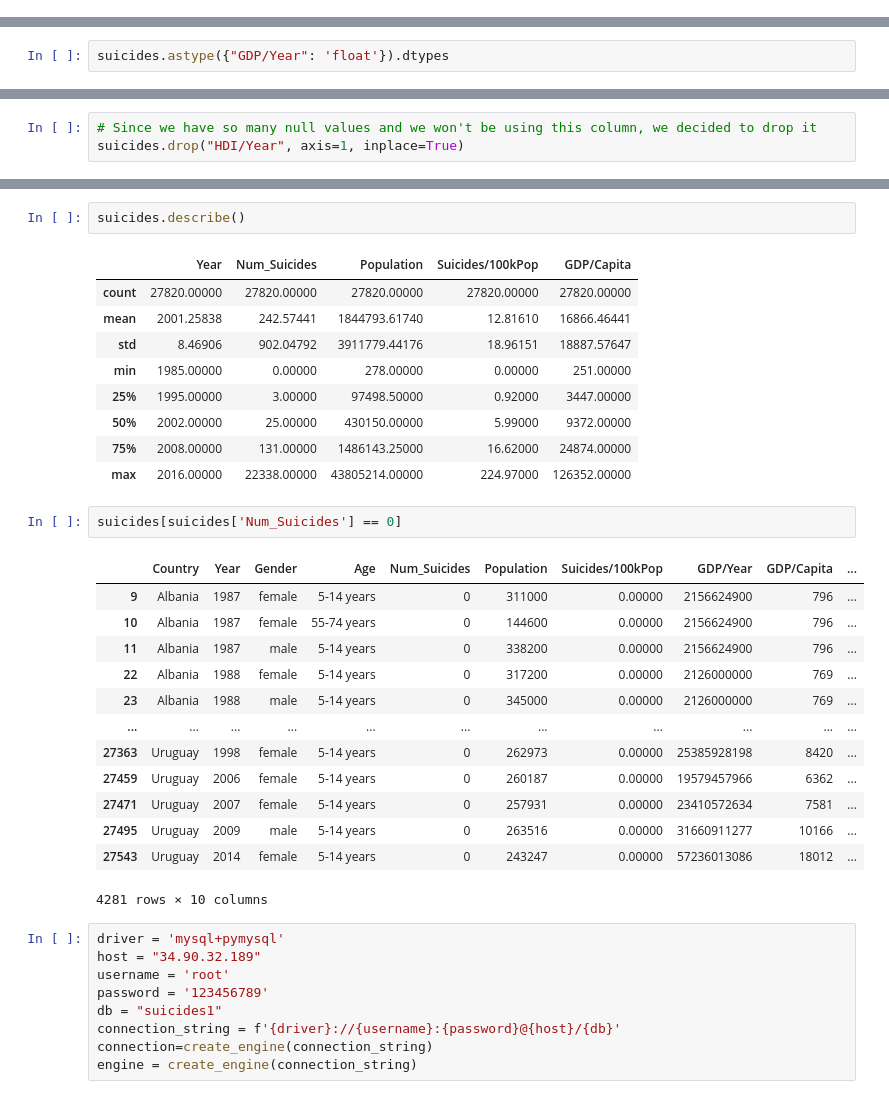
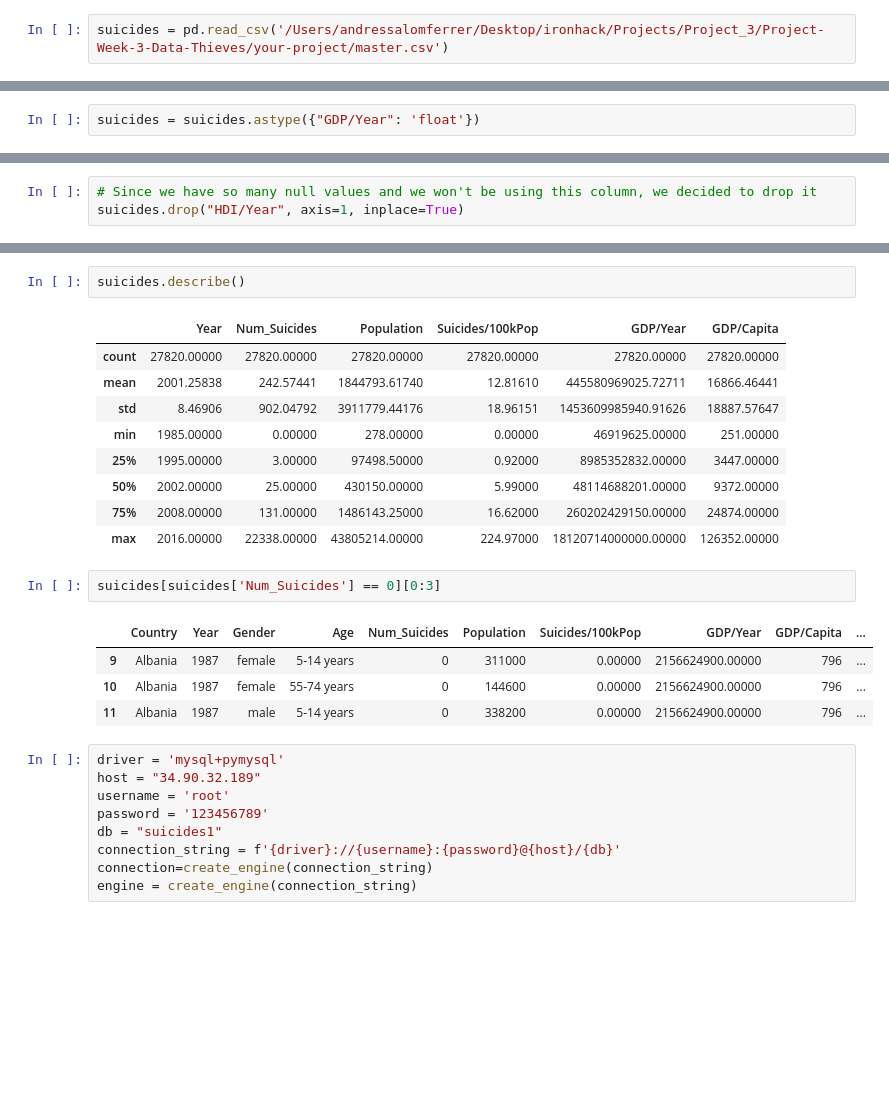
Before and after one commit to cinlaozdemir/Project-Week-3-Data-Thieves, a Jupyter notebook: your-project/Project3_DescStats-Copy1.ipynb, the cells around one changed output, grey strips where cells are left out. Saved outputs shown, nothing was run; the diff lists cells and outputs as text; blank space fills up the shorter version.

```diff
--- a/your-project/Project3_DescStats-Copy1.ipynb
+++ b/your-project/Project3_DescStats-Copy1.ipynb
@@ -15,3 +13,5 @@ suicides = pd.read_csv('C:\\Users\\90535\\Downloads\\suicide-rates-overview-1985
+# %%
+suicides = pd.read_csv('/Users/andressalomferrer/Desktop/ironhack/Projects/Project_3/Project-Week-3-Data-Thieves/your-project/master.csv')
 # %%
 suicides.head()
 # %% [output]
@@ -53,4 +62,4 @@ suicides.drop("country-year", axis=1, inplace=True)
 # Re-formatting the columns GDP/Year so it can be converted to float
 suicides["GDP/Year"] = suicides["GDP/Year"].apply(lambda x: x.replace(",", ""))
 # %%
-suicides.astype({"GDP/Year": 'float'}).dtypes
+suicides = suicides.astype({"GDP/Year": 'float'})
@@ -111,31 +122,22 @@ dtype: int64
 # %%
 suicides.describe()
 # %% [output]
-|  | Year | Num_Suicides | Population | Suicides/100kPop | GDP/Capita |
-| count | 27820.00000 | 27820.00000 | 27820.00000 | 27820.00000 | 27820.00000 |
-| mean | 2001.25838 | 242.57441 | 1844793.61740 | 12.81610 | 16866.46441 |
-| std | 8.46906 | 902.04792 | 3911779.44176 | 18.96151 | 18887.57647 |
-| min | 1985.00000 | 0.00000 | 278.00000 | 0.00000 | 251.00000 |
-| 25% | 1995.00000 | 3.00000 | 97498.50000 | 0.92000 | 3447.00000 |
-| 50% | 2002.00000 | 25.00000 | 430150.00000 | 5.99000 | 9372.00000 |
-| 75% | 2008.00000 | 131.00000 | 1486143.25000 | 16.62000 | 24874.00000 |
-| max | 2016.00000 | 22338.00000 | 43805214.00000 | 224.97000 | 126352.00000 |
+|  | Year | Num_Suicides | Population | Suicides/100kPop | GDP/Year | GDP/Capita |
+| count | 27820.00000 | 27820.00000 | 27820.00000 | 27820.00000 | 27820.00000 | 27820.00000 |
+| mean | 2001.25838 | 242.57441 | 1844793.61740 | 12.81610 | 445580969025.72711 | 16866.46441 |
+| std | 8.46906 | 902.04792 | 3911779.44176 | 18.96151 | 1453609985940.91626 | 18887.57647 |
+| min | 1985.00000 | 0.00000 | 278.00000 | 0.00000 | 46919625.00000 | 251.00000 |
+| 25% | 1995.00000 | 3.00000 | 97498.50000 | 0.92000 | 8985352832.00000 | 3447.00000 |
+| 50% | 2002.00000 | 25.00000 | 430150.00000 | 5.99000 | 48114688201.00000 | 9372.00000 |
+| 75% | 2008.00000 | 131.00000 | 1486143.25000 | 16.62000 | 260202429150.00000 | 24874.00000 |
+| max | 2016.00000 | 22338.00000 | 43805214.00000 | 224.97000 | 18120714000000.00000 | 126352.00000 |
 # %%
-suicides[suicides['Num_Suicides'] == 0]
+suicides[suicides['Num_Suicides'] == 0][0:3]
 # %% [output]
 |  | Country | Year | Gender | Age | Num_Suicides | Population | Suicides/100kPop | GDP/Year | GDP/Capita | ... |
-| 9 | Albania | 1987 | female | 5-14 years | 0 | 311000 | 0.00000 | 2156624900 | 796 | ... |
-| 10 | Albania | 1987 | female | 55-74 years | 0 | 144600 | 0.00000 | 2156624900 | 796 | ... |
-| 11 | Albania | 1987 | male | 5-14 years | 0 | 338200 | 0.00000 | 2156624900 | 796 | ... |
-| 22 | Albania | 1988 | female | 5-14 years | 0 | 317200 | 0.00000 | 2126000000 | 769 | ... |
-| 23 | Albania | 1988 | male | 5-14 years | 0 | 345000 | 0.00000 | 2126000000 | 769 | ... |
-| ... | ... | ... | ... | ... | ... | ... | ... | ... | ... | ... |
-| 27363 | Uruguay | 1998 | female | 5-14 years | 0 | 262973 | 0.00000 | 25385928198 | 8420 | ... |
-| 27459 | Uruguay | 2006 | female | 5-14 years | 0 | 260187 | 0.00000 | 19579457966 | 6362 | ... |
-| 27471 | Uruguay | 2007 | female | 5-14 years | 0 | 257931 | 0.00000 | 23410572634 | 7581 | ... |
-| 27495 | Uruguay | 2009 | male | 5-14 years | 0 | 263516 | 0.00000 | 31660911277 | 10166 | ... |
-| 27543 | Uruguay | 2014 | female | 5-14 years | 0 | 243247 | 0.00000 | 57236013086 | 18012 | ... |
+| 9 | Albania | 1987 | female | 5-14 years | 0 | 311000 | 0.00000 | 2156624900.00000 | 796 | ... |
+| 10 | Albania | 1987 | female | 55-74 years | 0 | 144600 | 0.00000 | 2156624900.00000 | 796 | ... |
+| 11 | Albania | 1987 | male | 5-14 years | 0 | 338200 | 0.00000 | 2156624900.00000 | 796 | ... |
-4281 rows × 10 columns
 # %%
 driver = 'mysql+pymysql'
 host = "34.90.32.189"
```
Also changed, not shown: parts of 78 cells of this notebook.
